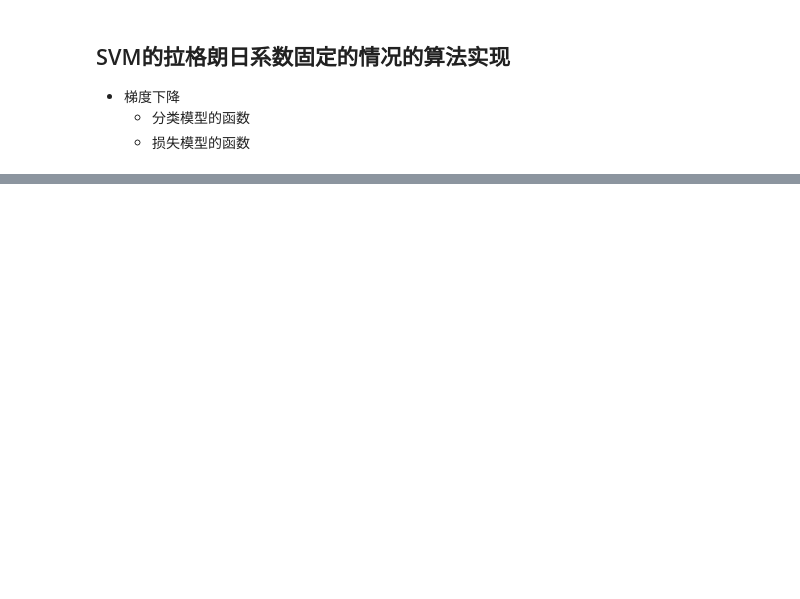
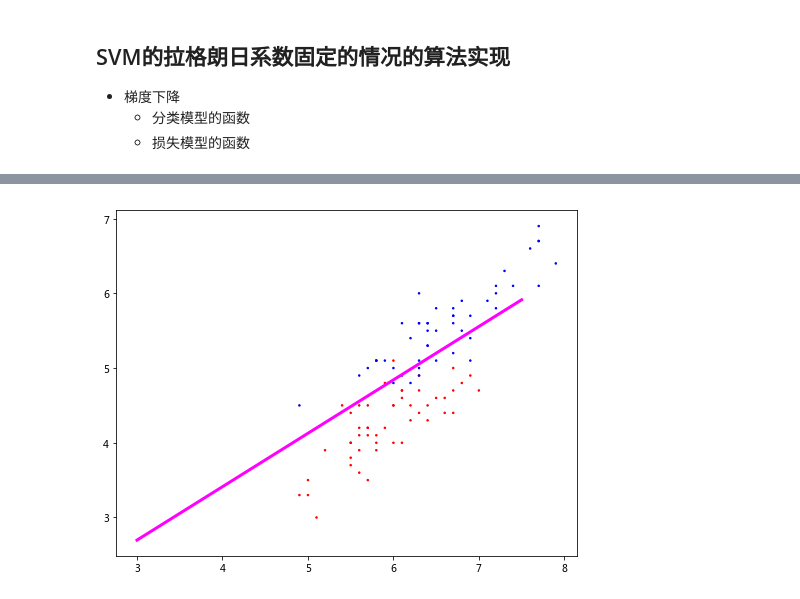
Before and after one commit to QiangAI/ClassCodes, a Jupyter notebook: day22/day22.ipynb, the cells around one changed output, grey strips where cells are left out. Cells and saved outputs as stored; diff of their text form; code cells hidden in the pictures; blank space fills up the shorter version.

```diff
--- a/day22/day22.ipynb
+++ b/day22/day22.ipynb
@@ -691,0 +832,21 @@ print(pre[50:100])
+# %%
+%matplotlib inline
+import matplotlib.pyplot as plt
+import matplotlib as mlb
+
+figure = plt.figure('逻辑回归鸢尾花可视化', figsize=(8, 6))
+ax = figure.add_axes([0.1, 0.1, 0.8, 0.8])
+
+colors = mlb.colors.ListedColormap([(1, 0, 0, 1), (0, 0, 1, 1)])
+# 可视化样本点
+# 可视化分类边界（分类直线，区域, 对不同的输出值使用不同的颜色可视化）
+ax.scatter(X[:,0], X[:,1], s=3**2, marker='.', c=pre[:,0], cmap=colors)   # mlb.cm.get_cmap('cool')
+# 分类实现可视化
+xx = np.linspace(3, 7.5, 100)
+yy =- (xx * w_[0, 0]  + b_[0])/ w_[1, 0]
+
+ax.plot(xx,yy, color=(1,0,1,1) ,linewidth=3)
+
+plt.show()
+# %% [output]
+[figure, added]
```
Also changed, not shown: parts of 11 cells of this notebook, 3 other files.
